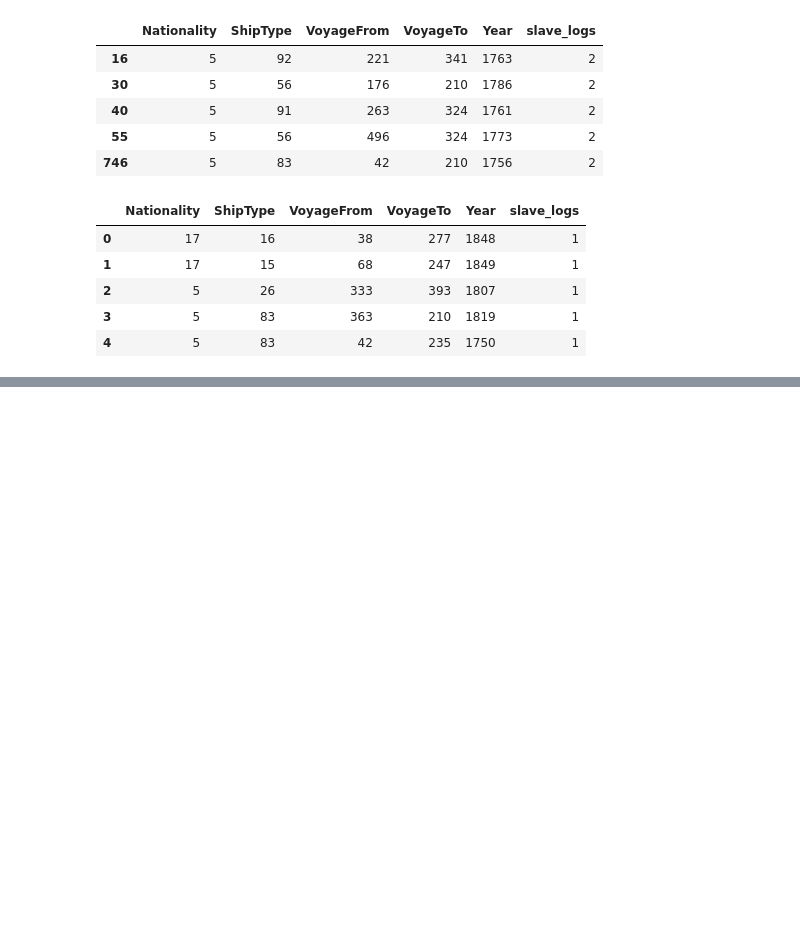
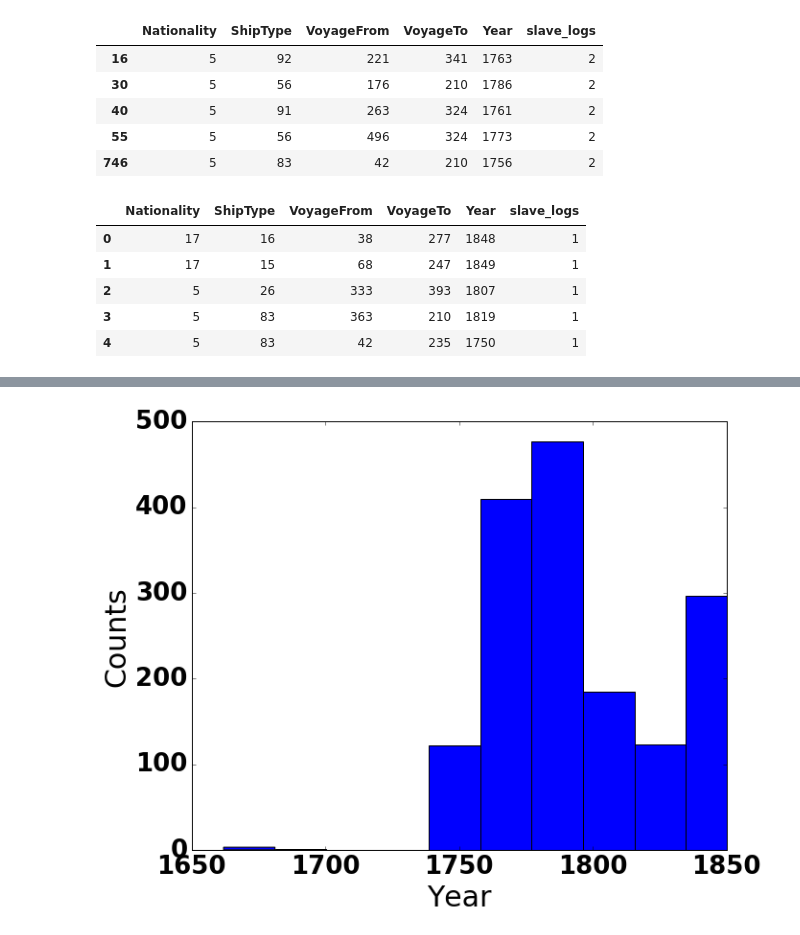
Before and after one commit to clarka34/exploringShipLogbooks, a Jupyter notebook: classifier-notebook-clean.ipynb, the cells around one changed output, grey strips where cells are left out. Cells and saved outputs as stored; diff of their text form; code cells hidden in the pictures; blank space fills up the shorter version.

```diff
--- a/classifier-notebook-clean.ipynb
+++ b/classifier-notebook-clean.ipynb
@@ -79,0 +101,19 @@ cl.cliwoc_data_all.head()
+# %%
+fig2, ax2 = plt.subplots()
+
+ax2.hist(pd.concat([cl.validation_set_1, cl.unclassified_logs], ignore_index = True)['Year'])
+ax2.set_xlabel('Year', fontsize = 30)
+ax2.set_ylabel('Counts', fontsize = 30)
+plt.xlim([1650, 1850])
+
+for tick in ax2.xaxis.get_major_ticks():
+    tick.label.set_fontsize(26)
+
+for tick in ax2.yaxis.get_major_ticks():
+    tick.label.set_fontsize(26)
+
+fig2.set_size_inches(10, 8)
+
+plt.savefig('cliwoc_years.png')
+# %% [output]
+[figure, added]
```
Also changed, not shown: parts of 10 cells of this notebook.
